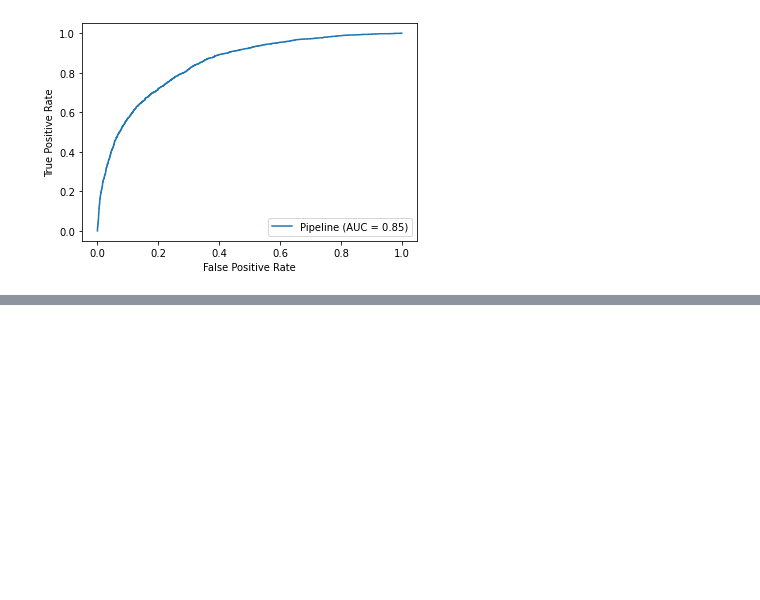
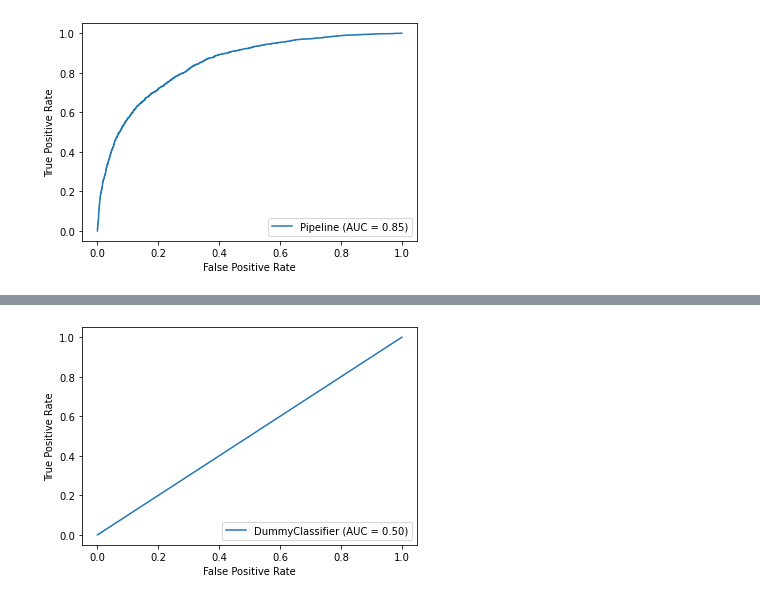
Before and after one commit to ek775/FIS_Phase_3_Project, a Jupyter notebook: modeling_notebook.ipynb, the cells around one changed output, grey strips where cells are left out. Saved outputs shown, nothing was run; the diff lists cells and outputs as text; code cells hidden in the pictures; blank space fills up the shorter version.

```diff
--- a/modeling_notebook.ipynb
+++ b/modeling_notebook.ipynb
@@ -404,0 +430,4 @@ plot_roc_curve(initial_model, x_test, y_test);
+# %%
+plot_roc_curve(dum_dum, x_test, y_test);
+# %% [output]
+[figure, added]
```
Also changed, not shown: parts of 7 cells of this notebook.
